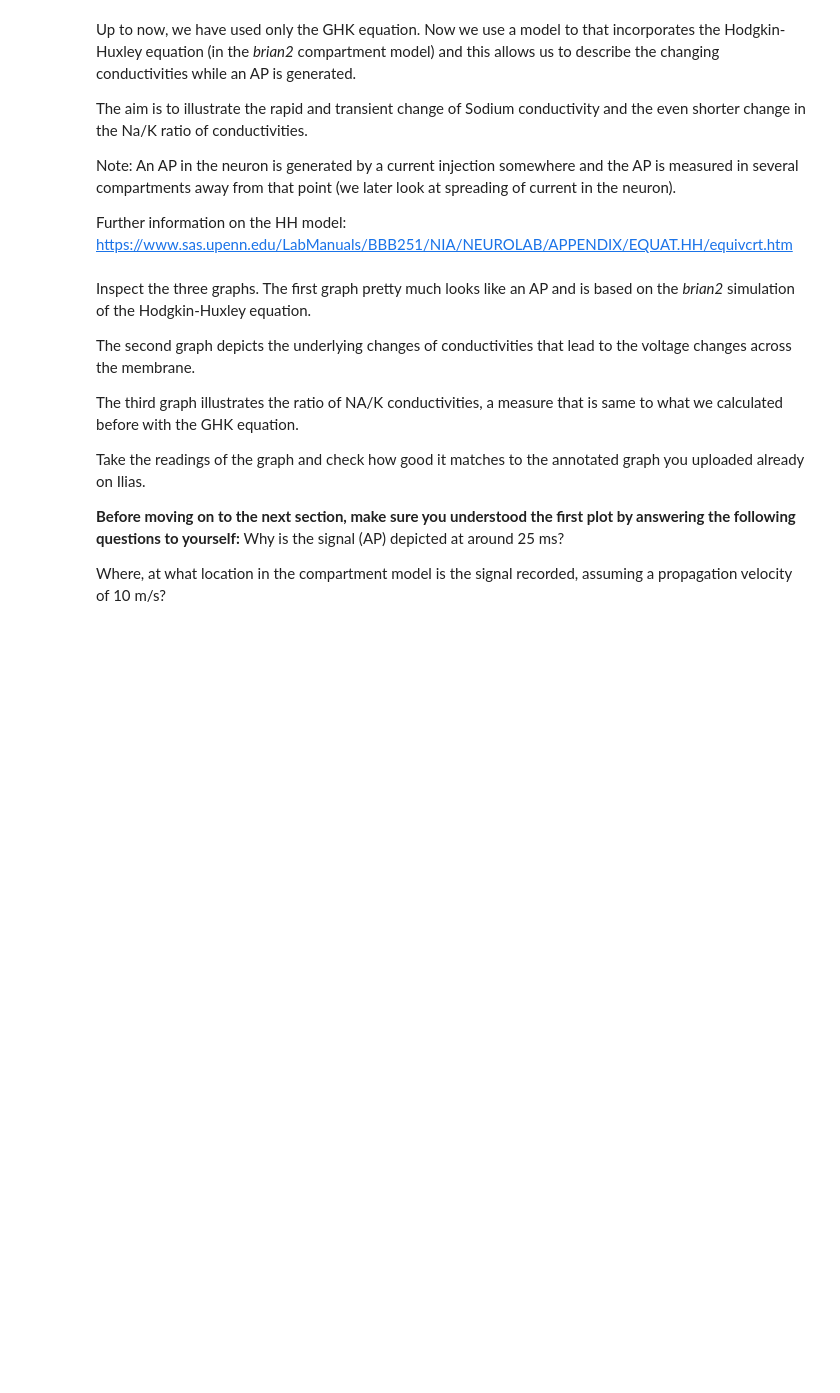
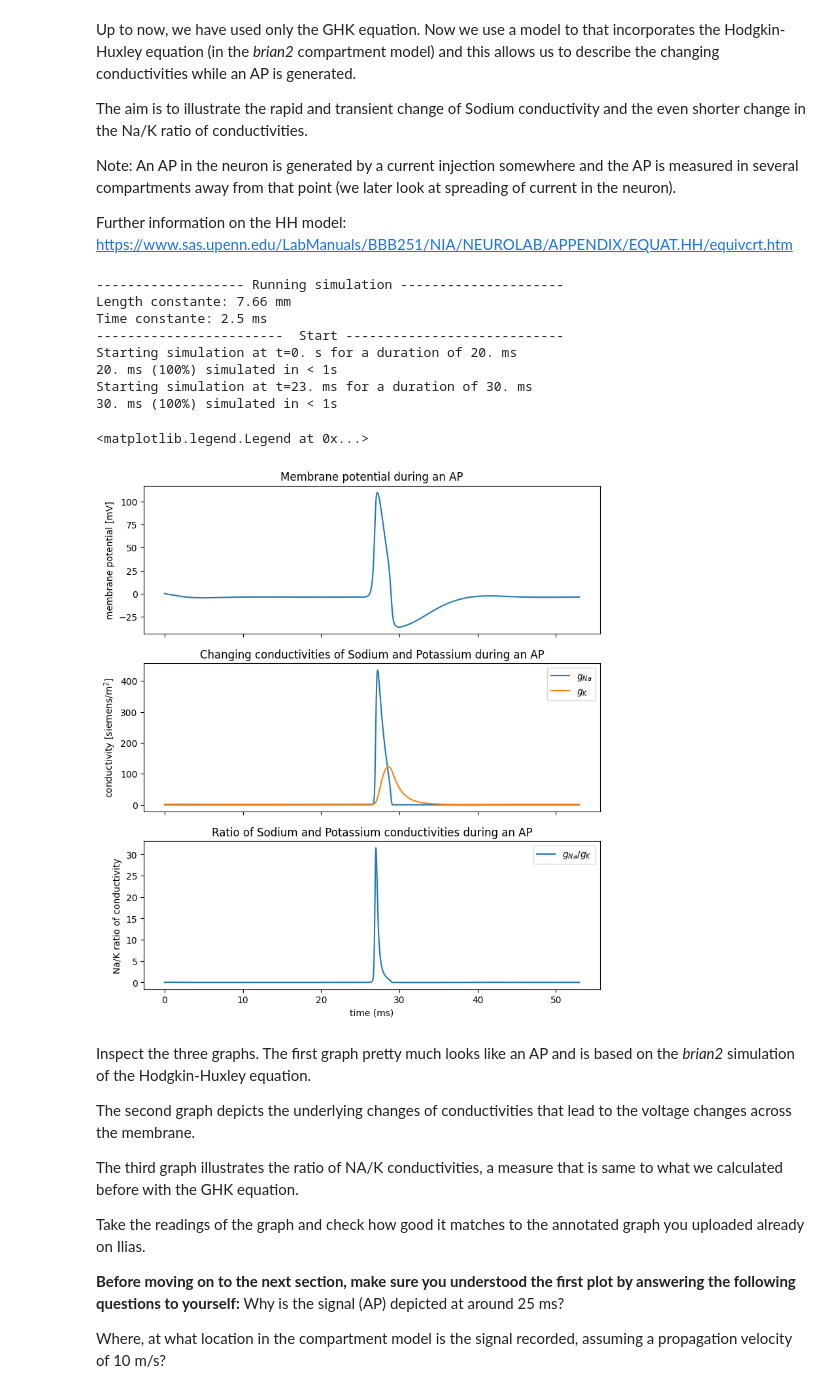
Before and after one commit to kleineidam/GoldmanAndCable, a Jupyter notebook: CourseHH.ipynb, the cells around one changed output. Drawn from its saved outputs; the diff is of its cells as text; code cells hidden in the pictures; blank space fills up the shorter version.

```diff
--- a/CourseHH.ipynb
+++ b/CourseHH.ipynb
@@ -271,34 +275,45 @@ neuron.I = 0*amp
 run(30*ms, report='text')
 
 ### add a plot with membrane potential during an AP
 fig, (ax1,ax2,ax3) = plt.subplots(3,1,figsize=(9,10), sharex=True)
 i = -1#50
 ax1.plot(M.t/ms, (M.v.T[:, i]-0*mV)/(mV))
 ax1.set_ylabel('membrane potential [mV]')
 #ax1.set_xlabel('time')
 ax1.set_title('Membrane potential during an AP')
 
 
 #fig, ax = plt.subplots(1,1,figsize=(9,5))
 i = -1#50
 gNatot = M.gNaTotal.T[:, i]
 ax2.plot(M.t/ms, M.gNaTotal.T[:, i]/(siemens/meter**2), label = '$g_{Na}$')
 ax2.plot(M.t/ms, M.gKTotal.T[:, i]/(siemens/meter**2), label = '$g_{K}$')
 ax2.set_ylabel('conductivity [siemens/m$^2$]')
 #ax2.set_xlabel('time')
 ax2.set_title('Changing conductivities of Sodium and Potassium during an AP')
 ax2.legend()
 
 
 
 #fig, ax = plt.subplots(1,1,figsize=(9,5))
 i = -1#50
 gNatot = M.gNaTotal.T[:, i]
 ax3.plot(M.t/ms, M.gNaTotal.T[:, i]/M.gKTotal.T[:, i], label = '$g_{Na}/g_{K}$')
 ax3.set_ylabel('Na/K ratio of conductivity')
-ax3.set_xlabel('time')
+ax3.set_xlabel('time (ms)')
 ax3.set_title('Ratio of Sodium and Potassium conductivities during an AP')
 ax3.legend()
+# %% [output]
+------------------- Running simulation ---------------------
+Length constante: 7.66 mm
+Time constante: 2.5 ms
+------------------------  Start ----------------------------
+Starting simulation at t=0. s for a duration of 20. ms
+20. ms (100%) simulated in < 1s
+Starting simulation at t=23. ms for a duration of 30. ms
+30. ms (100%) simulated in < 1s
+<matplotlib.legend.Legend at 0x...>
+[figure, added]
 # %% [markdown]
 Inspect the three graphs. The first graph pretty much looks like an AP and is based on the *brian2* simulation of the Hodgkin-Huxley equation.
 
```
Also changed, not shown: parts of 5 cells of this notebook.
